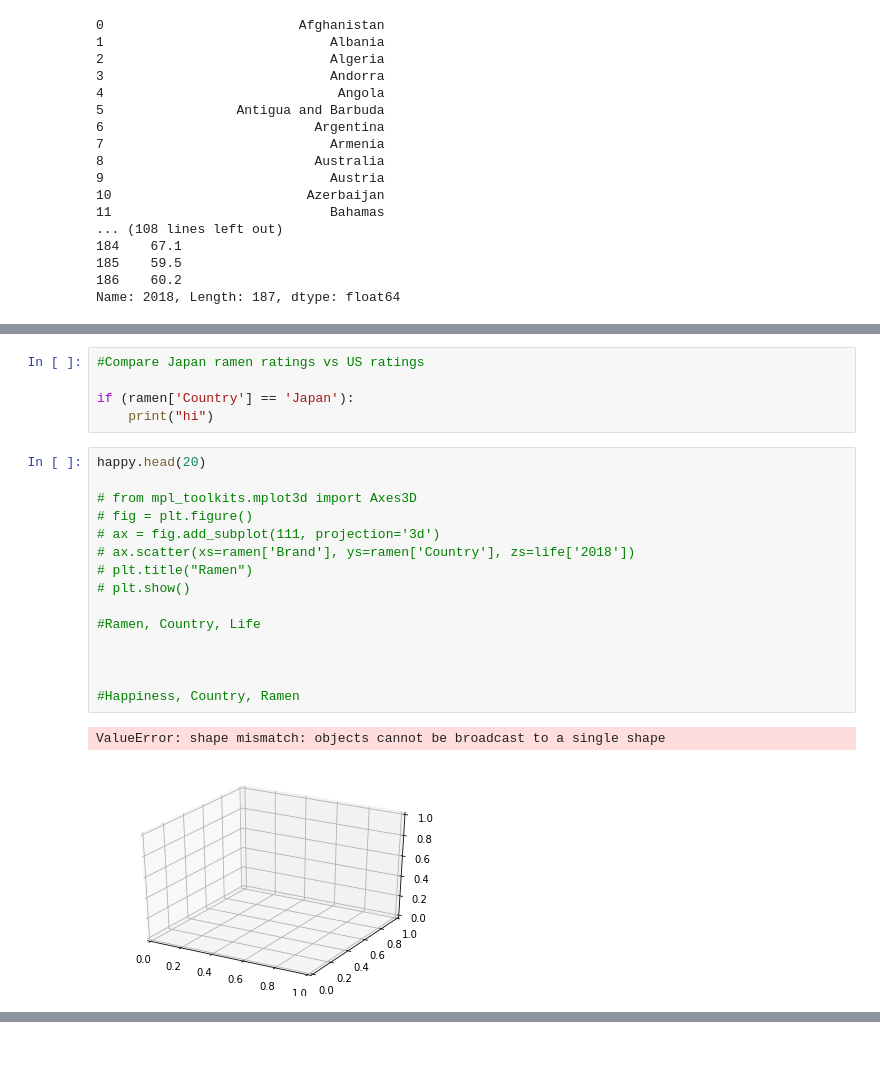
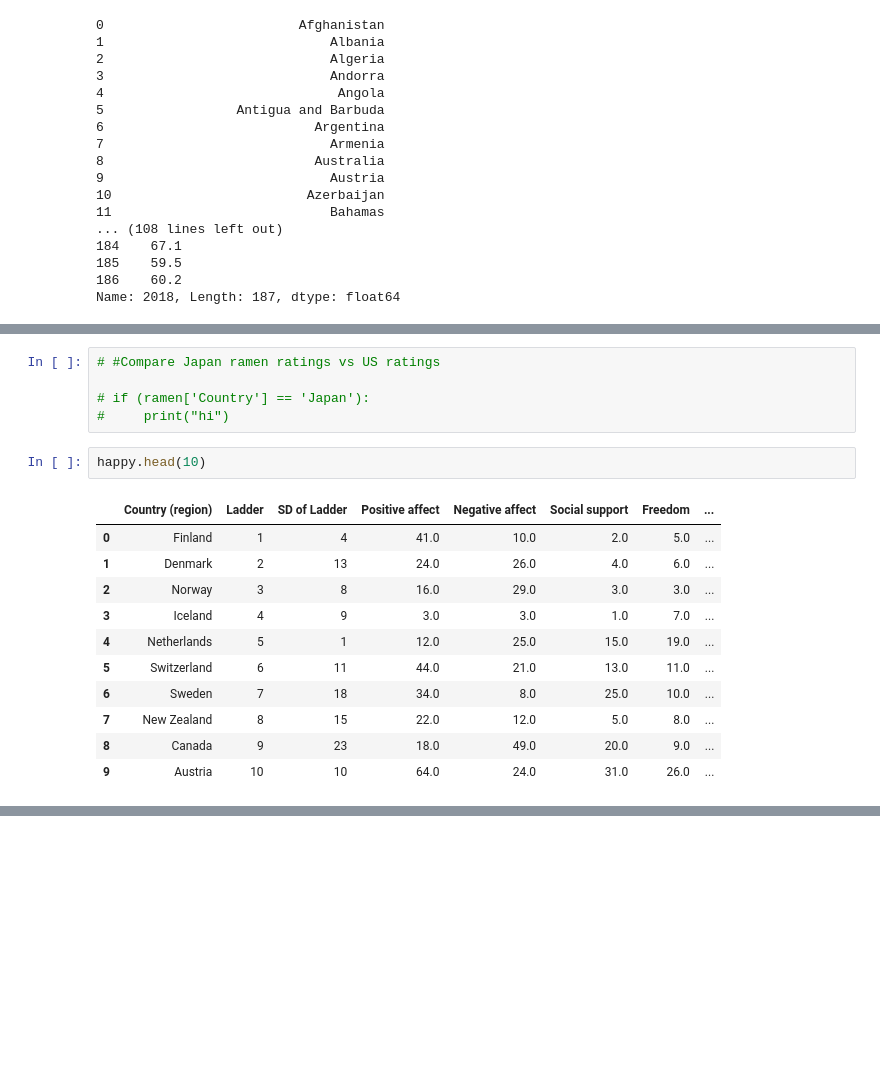
Before and after one commit to monawade0507/CSCI403-Project9, a Jupyter notebook: Project 9 - CSCI 403.ipynb, the cells around one changed output, grey strips where cells are left out. Saved outputs shown, nothing was run; the diff lists cells and outputs as text; blank space fills up the shorter version.

```diff
--- a/Project 9 - CSCI 403.ipynb
+++ b/Project 9 - CSCI 403.ipynb
@@ -99,23 +82,19 @@ plt.show()
 # %%
-#Compare Japan ramen ratings vs US ratings
+# #Compare Japan ramen ratings vs US ratings
 
-if (ramen['Country'] == 'Japan'):
-    print("hi")
+# if (ramen['Country'] == 'Japan'):
+#     print("hi")
-# %%
-happy.head(20)
-
-# from mpl_toolkits.mplot3d import Axes3D
-# fig = plt.figure()
-# ax = fig.add_subplot(111, projection='3d')
-# ax.scatter(xs=ramen['Brand'], ys=ramen['Country'], zs=life['2018'])
-# plt.title("Ramen")
-# plt.show()
-
-#Ramen, Country, Life
-
-
-
-#Happiness, Country, Ramen
-# %% [output]
-ValueError: shape mismatch: objects cannot be broadcast to a single shape
-[figure, removed]
+# %%
+happy.head(10)
+# %% [output]
+|  | Country (region) | Ladder | SD of Ladder | Positive affect | Negative affect | Social support | Freedom | ... |
+| 0 | Finland | 1 | 4 | 41.0 | 10.0 | 2.0 | 5.0 | ... |
+| 1 | Denmark | 2 | 13 | 24.0 | 26.0 | 4.0 | 6.0 | ... |
+| 2 | Norway | 3 | 8 | 16.0 | 29.0 | 3.0 | 3.0 | ... |
+| 3 | Iceland | 4 | 9 | 3.0 | 3.0 | 1.0 | 7.0 | ... |
+| 4 | Netherlands | 5 | 1 | 12.0 | 25.0 | 15.0 | 19.0 | ... |
+| 5 | Switzerland | 6 | 11 | 44.0 | 21.0 | 13.0 | 11.0 | ... |
+| 6 | Sweden | 7 | 18 | 34.0 | 8.0 | 25.0 | 10.0 | ... |
+| 7 | New Zealand | 8 | 15 | 22.0 | 12.0 | 5.0 | 8.0 | ... |
+| 8 | Canada | 9 | 23 | 18.0 | 49.0 | 20.0 | 9.0 | ... |
+| 9 | Austria | 10 | 10 | 64.0 | 24.0 | 31.0 | 26.0 | ... |
```
Also changed, not shown: parts of 4 cells of this notebook.
